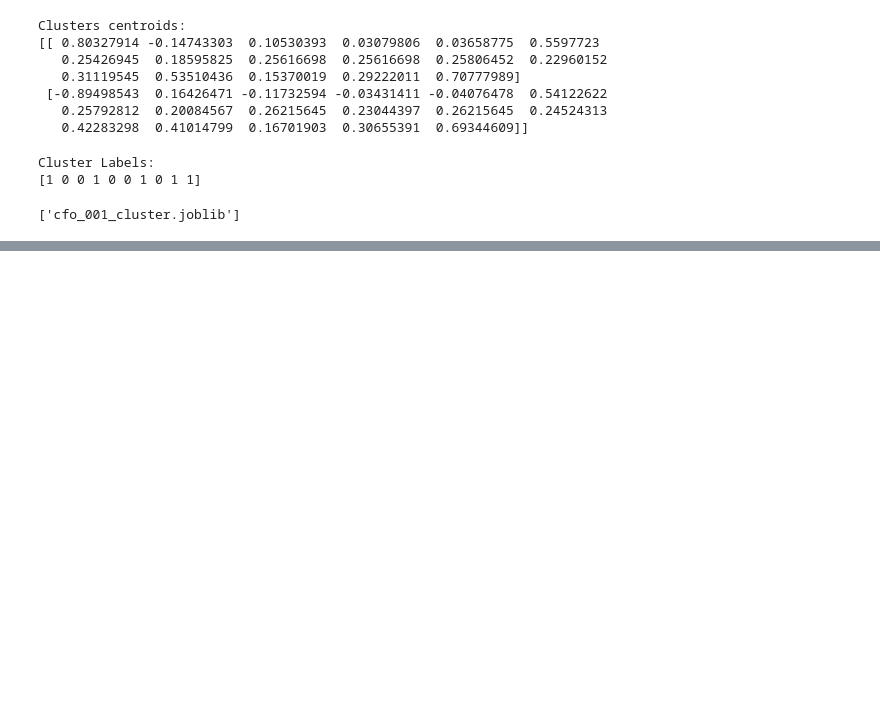
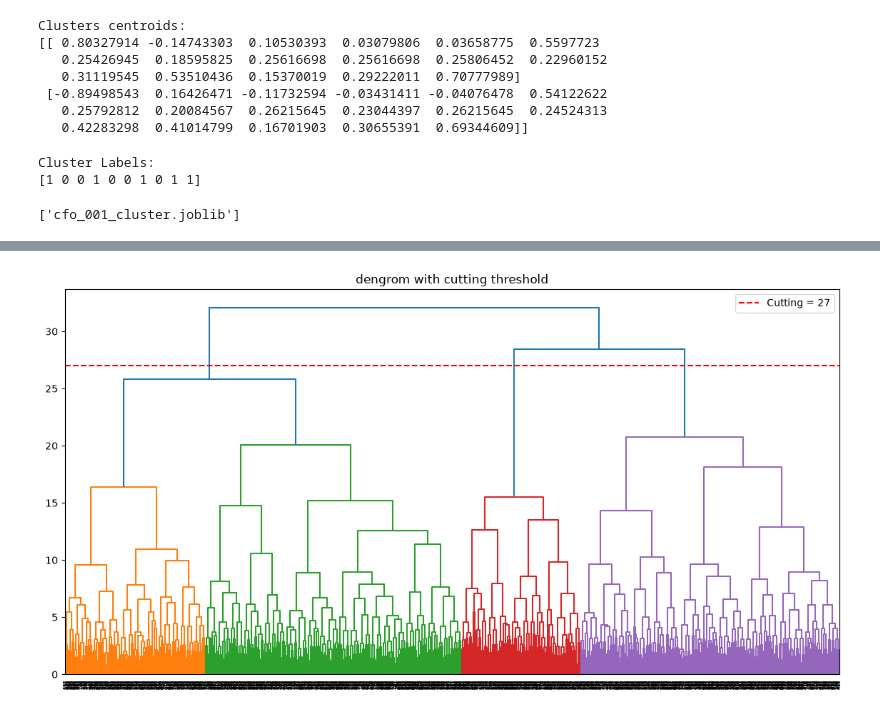
Before and after one commit to YashInLogN/CFO, a Jupyter notebook: cf0_001_k_means_cluster.ipynb, the cells around one changed output, grey strips where cells are left out. Drawn from its saved outputs; the diff is of its cells as text; code cells hidden in the pictures; blank space fills up the shorter version.

```diff
--- a/cf0_001_k_means_cluster.ipynb
+++ b/cf0_001_k_means_cluster.ipynb
@@ -414,0 +478,16 @@ joblib.dump(
+# %%
+plt.figure(figsize=(14, 7))
+dendrogram(Z)
+
+plt.axhline(
+    y=27,
+    color="red",
+    linestyle="--",
+    label="Cutting = 27"
+)
+
+plt.legend()
+plt.title("dengrom with cutting threshold")
+plt.show()
+# %% [output]
+[figure, added]
```
Also changed, not shown: parts of 9 cells of this notebook.
